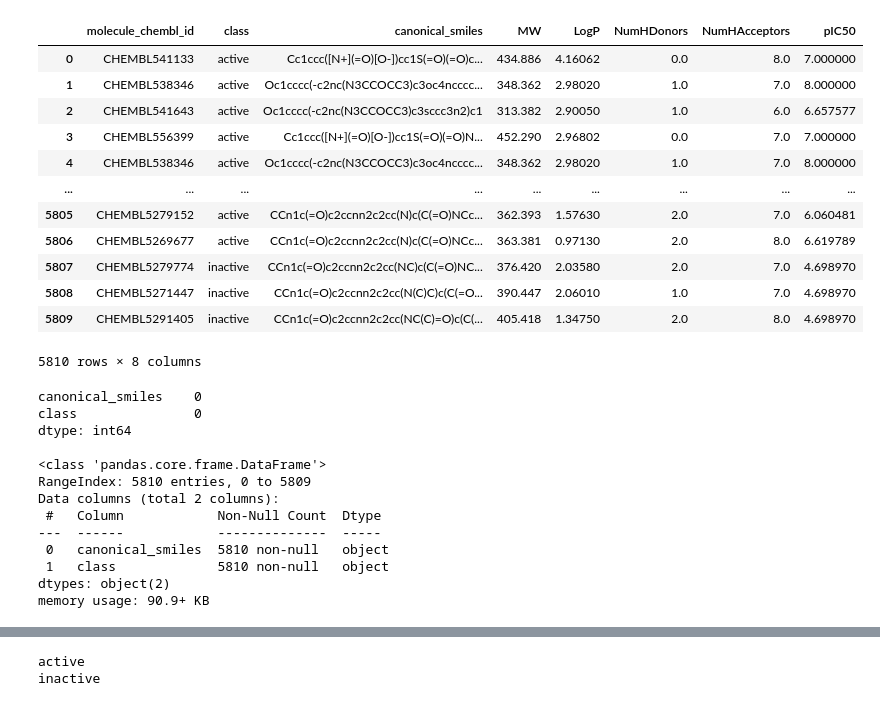
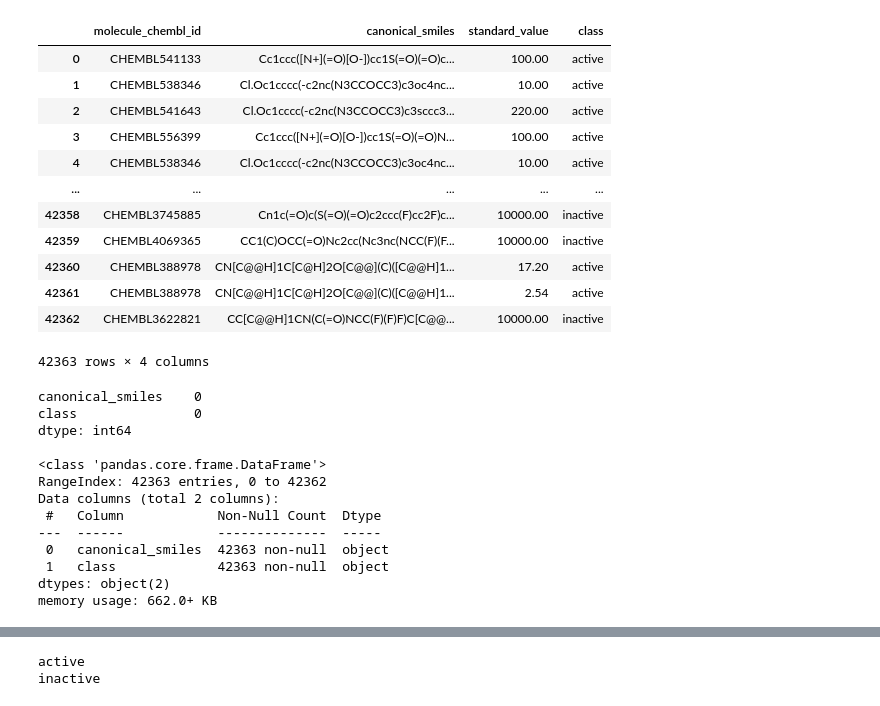
Before and after one commit to Mfys212/GNN-for-Molekul-Classifier, a Jupyter notebook: GNN_Molekul.ipynb, the cells around one changed output, grey strips where cells are left out. Saved outputs shown, nothing was run; the diff lists cells and outputs as text; code cells hidden in the pictures.

```diff
--- a/GNN_Molekul.ipynb
+++ b/GNN_Molekul.ipynb
@@ -45,20 +100,20 @@ import seaborn as sns
 # %%
-df_2class_prep = pd.read_csv('https://raw.githubusercontent.com/Mfys212/dokumen/refs/heads/main/01_label2class_sars.csv')
+df_2class_prep = pd.read_csv('https://github.com/Mfys212/GNN-for-Molekul-Classifier/raw/refs/heads/main/PI3K%20(Phosphoinositide%203-kinases).csv')
 df_2class_prep
 # %% [output]
-|  | molecule_chembl_id | class | canonical_smiles | MW | LogP | NumHDonors | NumHAcceptors | pIC50 |
-| 0 | CHEMBL541133 | active | Cc1ccc([N+](=O)[O-])cc1S(=O)(=O)c... | 434.886 | 4.16062 | 0.0 | 8.0 | 7.000000 |
-| 1 | CHEMBL538346 | active | Oc1cccc(-c2nc(N3CCOCC3)c3oc4ncccc... | 348.362 | 2.98020 | 1.0 | 7.0 | 8.000000 |
-| 2 | CHEMBL541643 | active | Oc1cccc(-c2nc(N3CCOCC3)c3sccc3n2)c1 | 313.382 | 2.90050 | 1.0 | 6.0 | 6.657577 |
-| 3 | CHEMBL556399 | active | Cc1ccc([N+](=O)[O-])cc1S(=O)(=O)N... | 452.290 | 2.96802 | 0.0 | 7.0 | 7.000000 |
-| 4 | CHEMBL538346 | active | Oc1cccc(-c2nc(N3CCOCC3)c3oc4ncccc... | 348.362 | 2.98020 | 1.0 | 7.0 | 8.000000 |
-| ... | ... | ... | ... | ... | ... | ... | ... | ... |
-| 5805 | CHEMBL5279152 | active | CCn1c(=O)c2ccnn2c2cc(N)c(C(=O)NCc... | 362.393 | 1.57630 | 2.0 | 7.0 | 6.060481 |
-| 5806 | CHEMBL5269677 | active | CCn1c(=O)c2ccnn2c2cc(N)c(C(=O)NCc... | 363.381 | 0.97130 | 2.0 | 8.0 | 6.619789 |
-| 5807 | CHEMBL5279774 | inactive | CCn1c(=O)c2ccnn2c2cc(NC)c(C(=O)NC... | 376.420 | 2.03580 | 2.0 | 7.0 | 4.698970 |
-| 5808 | CHEMBL5271447 | inactive | CCn1c(=O)c2ccnn2c2cc(N(C)C)c(C(=O... | 390.447 | 2.06010 | 1.0 | 7.0 | 4.698970 |
-| 5809 | CHEMBL5291405 | inactive | CCn1c(=O)c2ccnn2c2cc(NC(C)=O)c(C(... | 405.418 | 1.34750 | 2.0 | 8.0 | 4.698970 |
+|  | molecule_chembl_id | canonical_smiles | standard_value | class |
+| 0 | CHEMBL541133 | Cc1ccc([N+](=O)[O-])cc1S(=O)(=O)c... | 100.00 | active |
+| 1 | CHEMBL538346 | Cl.Oc1cccc(-c2nc(N3CCOCC3)c3oc4nc... | 10.00 | active |
+| 2 | CHEMBL541643 | Cl.Oc1cccc(-c2nc(N3CCOCC3)c3sccc3... | 220.00 | active |
+| 3 | CHEMBL556399 | Cc1ccc([N+](=O)[O-])cc1S(=O)(=O)N... | 100.00 | active |
+| 4 | CHEMBL538346 | Cl.Oc1cccc(-c2nc(N3CCOCC3)c3oc4nc... | 10.00 | active |
+| ... | ... | ... | ... | ... |
+| 42358 | CHEMBL3745885 | Cn1c(=O)c(S(=O)(=O)c2ccc(F)cc2F)c... | 10000.00 | inactive |
+| 42359 | CHEMBL4069365 | CC1(C)OCC(=O)Nc2cc(Nc3nc(NCC(F)(F... | 10000.00 | inactive |
+| 42360 | CHEMBL388978 | CN[C@@H]1C[C@H]2O[C@@](C)([C@@H]1... | 17.20 | active |
+| 42361 | CHEMBL388978 | CN[C@@H]1C[C@H]2O[C@@](C)([C@@H]1... | 2.54 | active |
+| 42362 | CHEMBL3622821 | CC[C@@H]1CN(C(=O)NCC(F)(F)F)C[C@@... | 10000.00 | inactive |
-5810 rows × 8 columns
+42363 rows × 4 columns
 # %%
 data = df_2class_prep[["canonical_smiles", "class"]]
 print(data.isnull().sum(), "\n")
@@ -69,11 +124,11 @@ class               0
 dtype: int64
 
 <class 'pandas.core.frame.DataFrame'>
-RangeIndex: 5810 entries, 0 to 5809
+RangeIndex: 42363 entries, 0 to 42362
 Data columns (total 2 columns):
  #   Column            Non-Null Count  Dtype
 ---  ------            --------------  -----
- 0   canonical_smiles  5810 non-null   object
- 1   class             5810 non-null   object
+ 0   canonical_smiles  42363 non-null  object
+ 1   class             42363 non-null  object
 dtypes: object(2)
-memory usage: 90.9+ KB
+memory usage: 662.0+ KB
```
Also changed, not shown: parts of 17 cells of this notebook.
